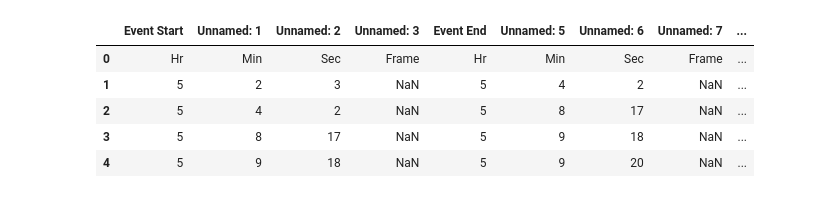
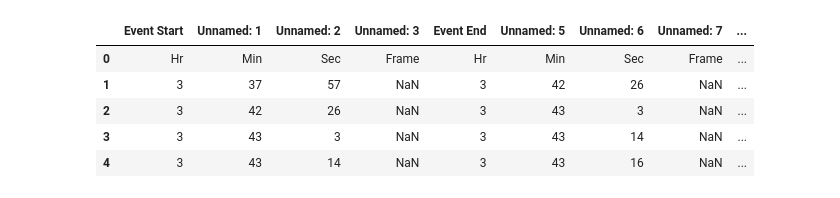
Before and after one commit to ethanzh/stanford-mouthguard, a Jupyter notebook: Analysis.ipynb, the cells around one changed output. Drawn from its saved outputs; the diff is of its cells as text; code cells hidden in the pictures.

```diff
--- a/Analysis.ipynb
+++ b/Analysis.ipynb
@@ -15,3 +26,39 @@ def load_files(practice_num):
+# %%
+def load_files(practice_num):
+
+    practice_num = str(practice_num)
+    #ez = pd.read_csv(os.path.join('practices', str(practice_num), 'ez1.csv'))
+    #sl = pd.read_csv(os.path.join('practices', str(practice_num), 'sl1.csv'))
+
+    file_list = os.listdir(os.path.join('practices', str(practice_num)))
+
+    ez_dir = []
+    sl_dir = []
+
+    for i in file_list:
+        if i.startswith("ez"):
+            ez_dir.append(i)
+        elif i.startswith("sl"):
+            sl_dir.append(i)
+
+    if len(ez_dir) == 0:
+        ez = pd.read_csv('template.csv')
+    elif len(ez_dir) == 1:
+        ez = pd.read_csv(os.path.join('practices', str(practice_num), ez_dir[0]))
+    elif len(ez_dir) == 2:
+        ez = combine(pd.read_csv(os.path.join('practices', str(practice_num), ez_dir[0])),
+                    pd.read_csv(os.path.join('practices', str(practice_num), ez_dir[1])))
+
+    if len(sl_dir) == 0:
+        sl = pd.read_csv('template.csv')
+    elif len(sl_dir) == 1:
+        sl = pd.read_csv(os.path.join('practices', str(practice_num), sl_dir[0]))
+    elif len(sl_dir) == 2:
+        sl = combine(pd.read_csv(os.path.join('practices', str(practice_num), sl_dir[0])),
+                    pd.read_csv(os.path.join('practices', str(practice_num), sl_dir[1])))
+
+
+    return ez, sl
 # %%
 # Generates practice list from dir structure
 
@@ -28,15 +75,15 @@ def create_practice_list():
 # %%
 # Test data for visualisation purposes
 
-test_ez, test_sl = load_files('11-21')  # Test
+test_ez, test_sl = load_files('87_9-20')  # Test
 test_ez.head()
 # %% [output]
 |  | Event Start | Unnamed: 1 | Unnamed: 2 | Unnamed: 3 | Event End | Unnamed: 5 | Unnamed: 6 | Unnamed: 7 | ... |
 | 0 | Hr | Min | Sec | Frame | Hr | Min | Sec | Frame | ... |
-| 1 | 5 | 2 | 3 | NaN | 5 | 4 | 2 | NaN | ... |
-| 2 | 5 | 4 | 2 | NaN | 5 | 8 | 17 | NaN | ... |
-| 3 | 5 | 8 | 17 | NaN | 5 | 9 | 18 | NaN | ... |
-| 4 | 5 | 9 | 18 | NaN | 5 | 9 | 20 | NaN | ... |
+| 1 | 3 | 37 | 57 | NaN | 3 | 42 | 26 | NaN | ... |
+| 2 | 3 | 42 | 26 | NaN | 3 | 43 | 3 | NaN | ... |
+| 3 | 3 | 43 | 3 | NaN | 3 | 43 | 14 | NaN | ... |
+| 4 | 3 | 43 | 14 | NaN | 3 | 43 | 16 | NaN | ... |
 # %%
 # Name columns
 
```
Also changed, not shown: parts of 15 cells of this notebook, 19 other files.
